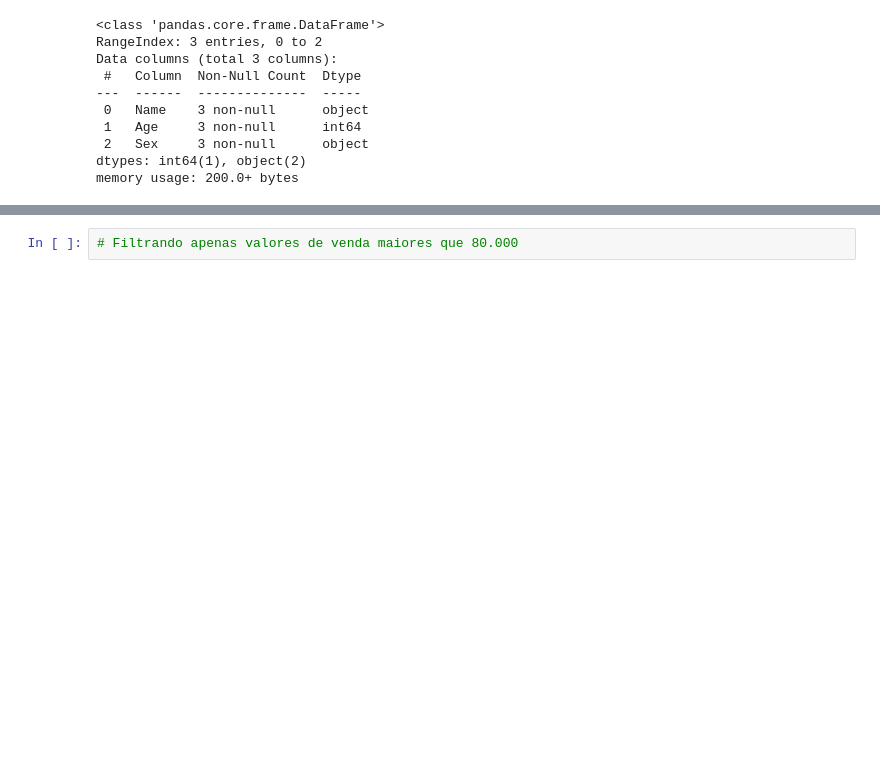
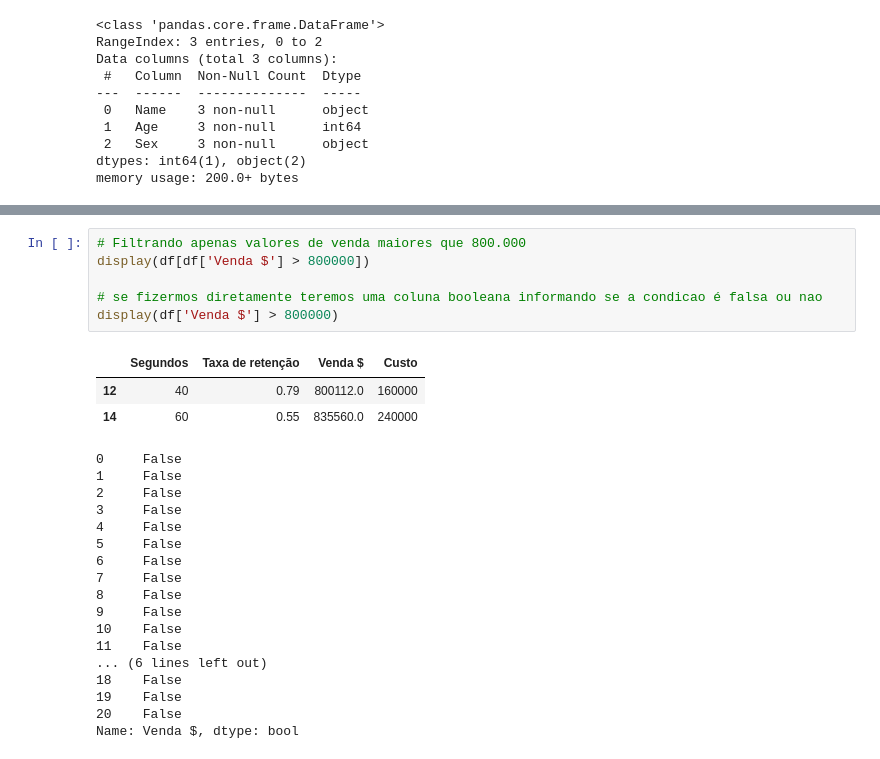
Before and after one commit to jharbes/hashtagDatascience, a Jupyter notebook: 004-pandas_e_numpy/04-comparando_o_pandas_com_o_excel-na_pratica-parte2/apresentando_o_numpy_e_o_pandas-parte2.ipynb, the cells around one changed output, grey strips where cells are left out. Saved outputs shown, nothing was run; the diff lists cells and outputs as text; blank space fills up the shorter version.

```diff
--- a/004-pandas_e_numpy/04-comparando_o_pandas_com_o_excel-na_pratica-parte2/apresentando_o_numpy_e_o_pandas-parte2.ipynb
+++ b/004-pandas_e_numpy/04-comparando_o_pandas_com_o_excel-na_pratica-parte2/apresentando_o_numpy_e_o_pandas-parte2.ipynb
@@ -134,4 +168,29 @@ display(df.tail())
-# %%
-# Filtrando apenas valores de venda maiores que 80.000
+# %%
+# Filtrando apenas valores de venda maiores que 800.000
+display(df[df['Venda $'] > 800000])
+
+# se fizermos diretamente teremos uma coluna booleana informando se a condicao é falsa ou nao
+display(df['Venda $'] > 800000)
+# %% [output]
+|  | Segundos | Taxa de retenção | Venda $ | Custo |
+| 12 | 40 | 0.79 | 800112.0 | 160000 |
+| 14 | 60 | 0.55 | 835560.0 | 240000 |
+0     False
+1     False
+2     False
+3     False
+4     False
+5     False
+6     False
+7     False
+8     False
+9     False
+10    False
+11    False
+... (6 lines left out)
+18    False
+19    False
+20    False
+Name: Venda $, dtype: bool
 # %%
 # Visualizando graficamente a relação entre segundos de tela e Venda $
```
Also changed, not shown: parts of 4 cells of this notebook, 1 other file.
